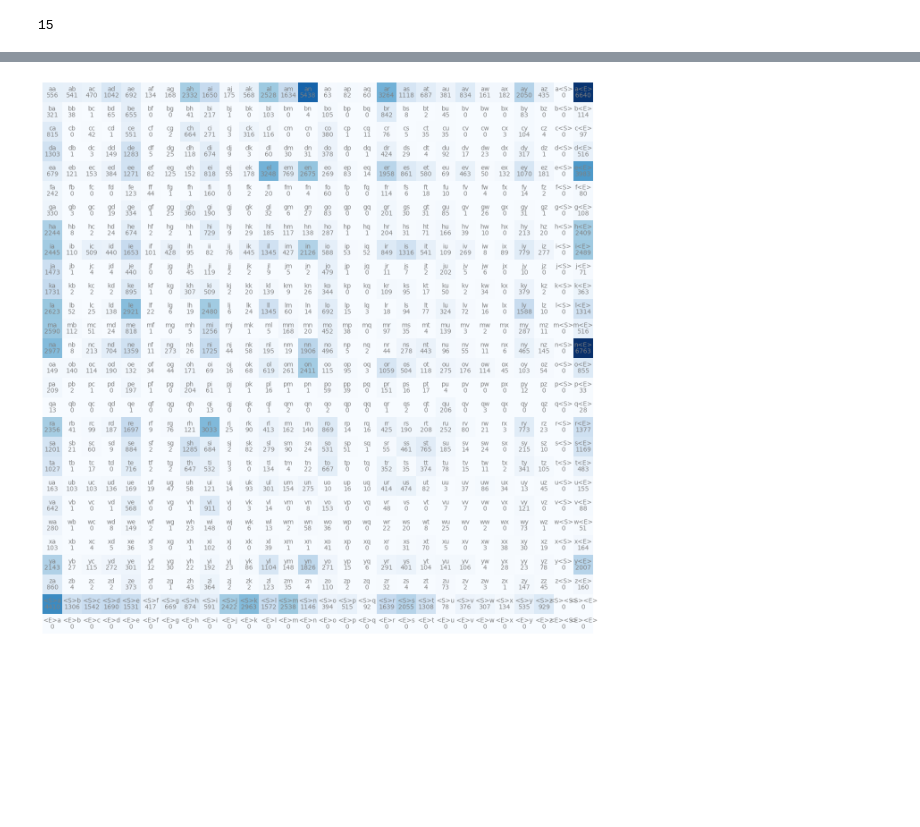
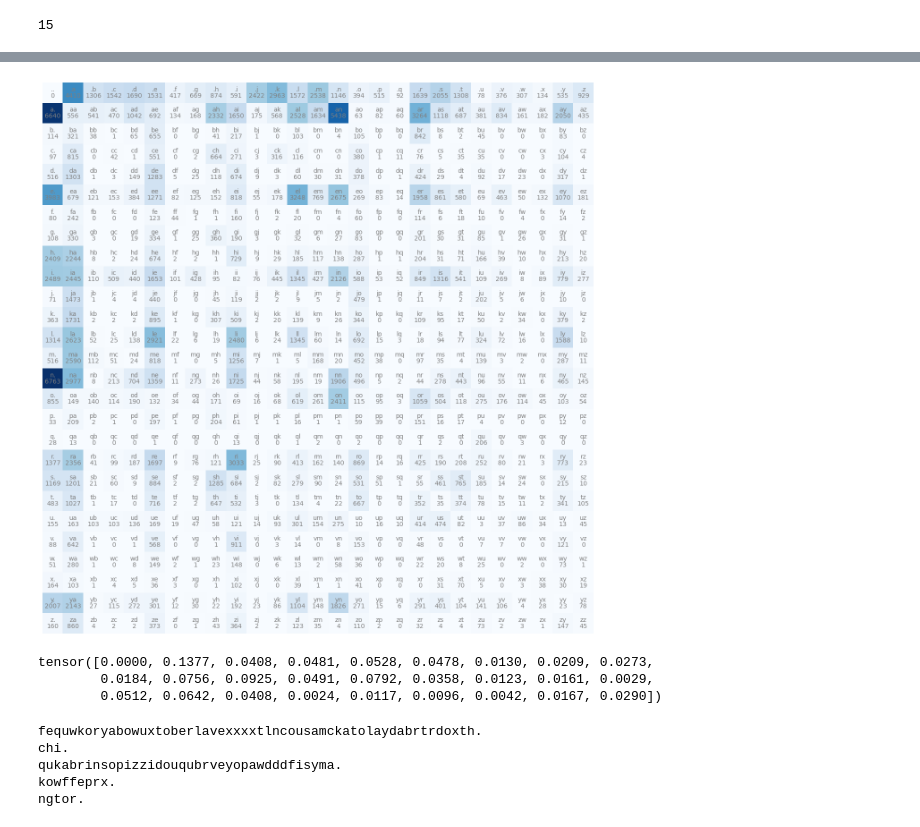
Before and after one commit to naerona/karpathy, a Jupyter notebook: makemore.ipynb, the cells around one changed output, grey strips where cells are left out. Saved outputs shown, nothing was run; the diff lists cells and outputs as text; code cells hidden in the pictures; blank space fills up the shorter version.

Commit message:
Created simple sampler for bigram

```diff
--- a/makemore.ipynb
+++ b/makemore.ipynb
@@ -70,17 +37,14 @@ t = torch.zeros(28,28, dtype=torch.int32)
-# %%
-for chars,count in b.items():
-    i = ctoi[chars[0]]
-    j = ctoi[chars[1]]
-    t[i,j] += count
 # %%
-# Another option
-N = torch.zeros(28,28, dtype=torch.int32)
+import torch
+from functools import reduce
+
+N = torch.zeros(27,27, dtype=torch.int32)
 chars = sorted(list(set(''.join(words))))
-stoi = {s:i for i,s in enumerate(chars)}
-stoi['<S>'] = 26
-stoi['<E>'] = 27
+stoi = {s:i+1 for i,s in enumerate(chars)}
+stoi['.'] = 0
+itos = {i:s for s,i in stoi.items()}
 for w in words:
-    chs = ['<S>'] + list(w) + ['<E>']
+    chs = reduce(lambda x,y:list(x)+list(y) , ('.', w,'.'))
     for ch1, ch2 in zip(chs, chs[1:]):
         i = stoi[ch1]
         j = stoi[ch2]
@@ -90,17 +52,23 @@ itos = {i:s for s,i in stoi.items()}
 # %%
 import matplotlib.pyplot as plt
 %matplotlib inline
 
 plt.figure(figsize=(16,16))
 plt.imshow(N, cmap='Blues')
 
-for i in range(28):
-    for j in range(28):
+for i in range(27):
+    for j in range(27):
         chstr = itos[i] + itos[j]
         plt.text(j, i, chstr, ha='center', va='bottom', color='gray')
         plt.text(j, i, N[i,j].item(), ha='center', va='top', color='gray')
 plt.axis('off');
 # %% [output]
-[figure, old version]
+[figure, new version]
 # %%
-blob:vscode-webview://1268e25bcmbbioa31llr4p1hskeo6jetuh6cb0ca5l8d
+p = N[0].float()
+p /= p.sum()
+p
+# %% [output]
+tensor([0.0000, 0.1377, 0.0408, 0.0481, 0.0528, 0.0478, 0.0130, 0.0209, 0.0273,
+        0.0184, 0.0756, 0.0925, 0.0491, 0.0792, 0.0358, 0.0123, 0.0161, 0.0029,
+        0.0512, 0.0642, 0.0408, 0.0024, 0.0117, 0.0096, 0.0042, 0.0167, 0.0290])
@@ -106,0 +77,18 @@ blob:vscode-webview://1268e25bcmbbioa31llr4p1hskeo6jetuh6cb0ca5l8d
+# %%
+# way to sample words from bigram model above
+for i in range(5):
+    word = ''
+    cur = 0
+    while True:
+        first_char = torch.multinomial(P[cur].squeeze(),1)
+        word += itos[first_char.item()]
+        cur = first_char
+        if cur == 0:
+            break
+    print(word)
+# %% [output]
+fequwkoryabowuxtoberlavexxxxtlncousamckatolaydabrtrdoxth.
+chi.
+qukabrinsopizzidouqubrveyopawdddfisyma.
+kowffeprx.
+ngtor.
```
Also changed, not shown: parts of 10 cells of this notebook.
